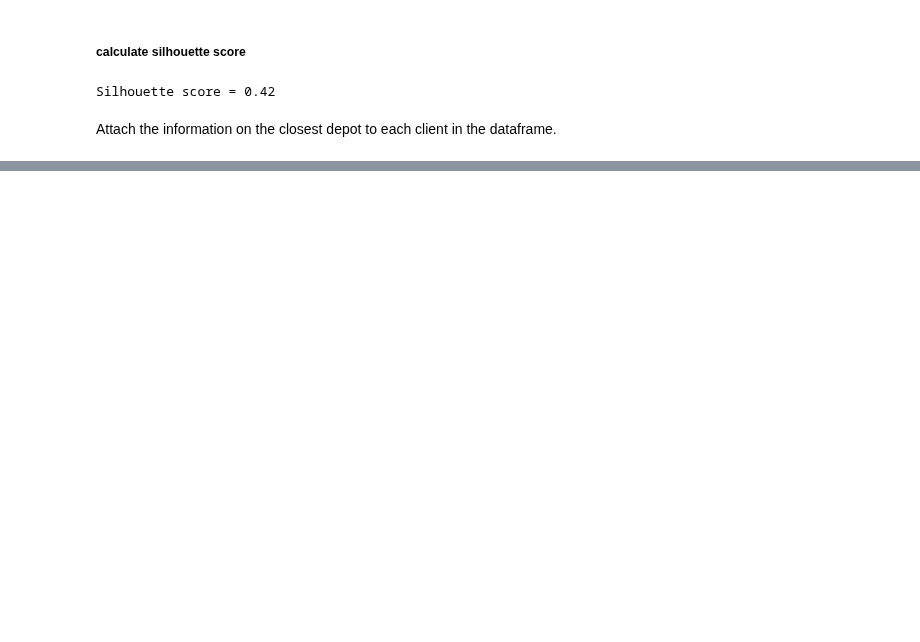
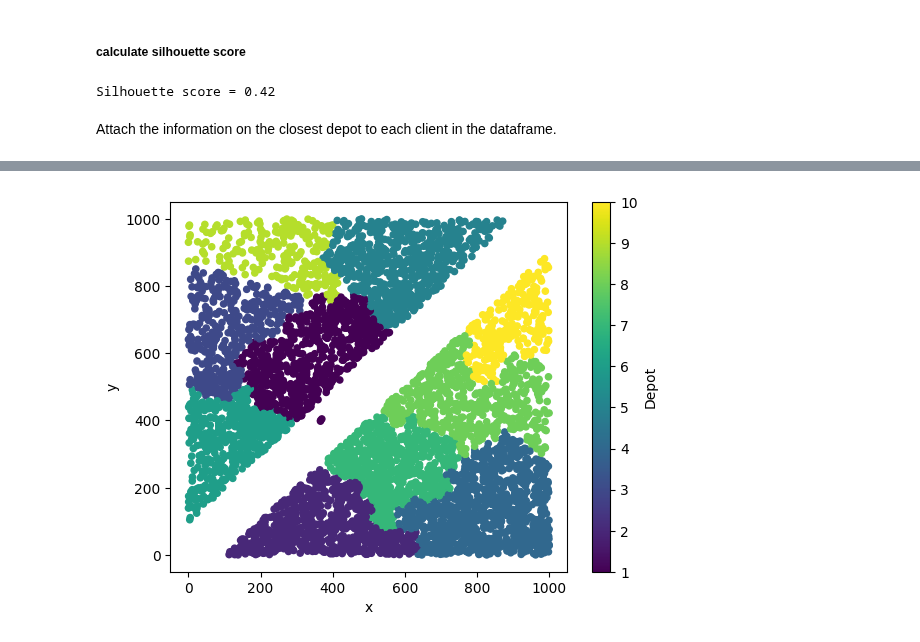
Before and after one commit to joojaa7/dataK-koneO, a Jupyter notebook: A05/A05_clustering.ipynb, the cells around one changed output, grey strips where cells are left out. Saved outputs shown, nothing was run; the diff lists cells and outputs as text; code cells hidden in the pictures; blank space fills up the shorter version.

```diff
--- a/A05/A05_clustering.ipynb
+++ b/A05/A05_clustering.ipynb
@@ -154,0 +143,15 @@ df.plot.scatter(x="x", y="y", c='Depot', cmap="viridis");
+# %%
+
+df2 = pd.read_csv('data/drone_cust_locations.csv', sep=';')
+
+dropped_data = df2.drop(columns=['clientid'])
+# %%
+# Discuss the differences in this context.
+# KMeans:in klusterit ovat symmetrisempiä kokoavan hierarkisen klusteroinnin klustereihin verrattuna
+
+model = AgglomerativeClustering(n_clusters=10)
+model.fit(dropped_data)
+df2['Depot'] = model.labels_ + 1
+df2.plot.scatter(x="x", y="y", c='Depot', cmap="viridis");
+# %% [output]
+[figure, added]
```
Also changed, not shown: parts of 10 cells of this notebook.
